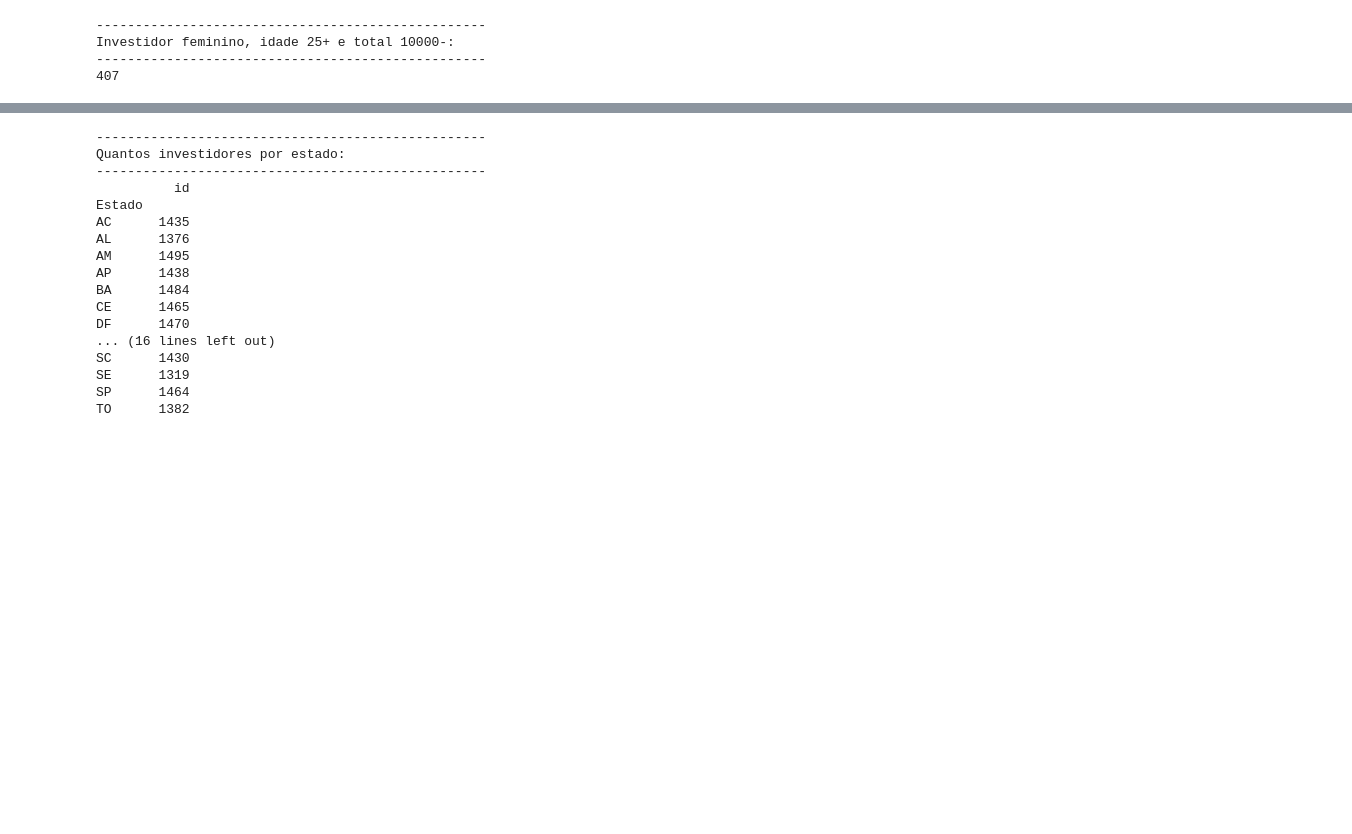
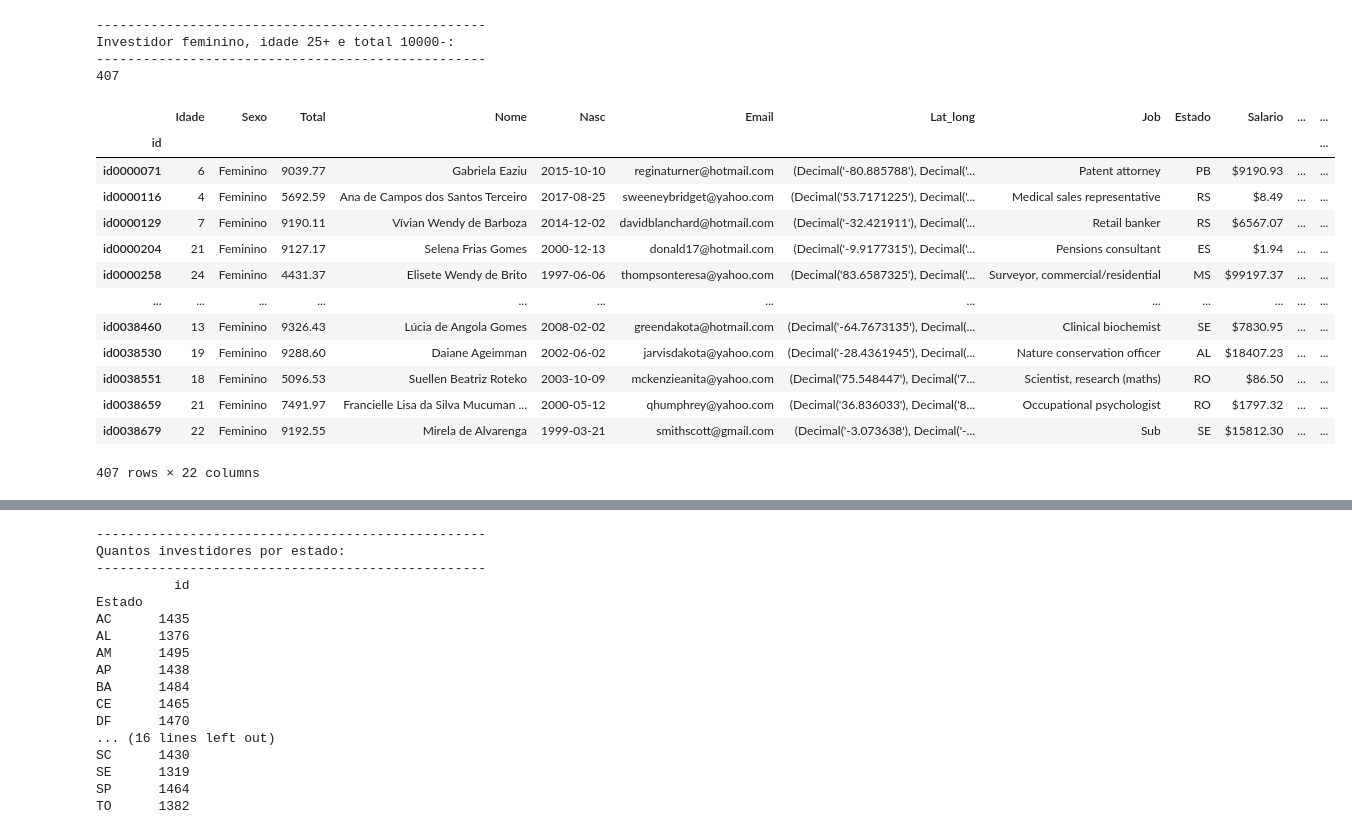
Before and after one commit to lvoltolini/970-lm-mod-III, a Jupyter notebook: Projeto Final/Proj_1_pandas_notebook.ipynb, the cells around one changed output, grey strips where cells are left out. Drawn from its saved outputs; the diff is of its cells as text; code cells hidden in the pictures; blank space fills up the shorter version.

Commit message:
Versão Bônus

```diff
--- a/Projeto Final/Proj_1_pandas_notebook.ipynb
+++ b/Projeto Final/Proj_1_pandas_notebook.ipynb
@@ -798,3 +798,41 @@ print(div,
 Investidor feminino, idade 25+ e total 10000-:
 --------------------------------------------------
 407
+# %%
+# QUESTÃO BÔNUS: Escreva sobre a importância da seleção descrita na questão anterior.
+
+tabela = total_fixed[col_1].merge(df[col_2], left_index = True, right_index = True)
+
+## Primeiro, criamos a tabela bonus_df, que contém todos os dados gerados até agora
+
+bonus_df = pd.concat(
+    [
+    tabela,
+    total_fixed.drop(columns = tabela.columns, errors = 'ignore')
+    ], axis = 1
+)
+bonus_df = pd.concat(
+    [
+    bonus_df, df.drop(columns = bonus_df.columns, errors = 'ignore')
+    ], axis = 1
+)
+
+# Agora, geramos a máscara dos dados das pessoas selecionadas:
+
+mask = (bonus_df['Sexo'] == 'Feminino') & (bonus_df['Idade'] < 25) & (bonus_df['Total'] <10000)
+bonus_df[mask]
+# %% [output]
+|  | Idade | Sexo | Total | Nome | Nasc | Email | Lat_long | Job | Estado | Salario | ... | ... |
+| id |  |  |  |  |  |  |  |  |  |  |  | ... |
+| id0000071 | 6 | Feminino | 9039.77 | Gabriela Eaziu | 2015-10-10 | reginaturner@hotmail.com | (Decimal('-80.885788'), Decimal('... | Patent attorney | PB | $9190.93 | ... | ... |
+| id0000116 | 4 | Feminino | 5692.59 | Ana de Campos dos Santos Terceiro | 2017-08-25 | sweeneybridget@yahoo.com | (Decimal('53.7171225'), Decimal('... | Medical sales representative | RS | $8.49 | ... | ... |
+| id0000129 | 7 | Feminino | 9190.11 | Vívian Wendy de Barboza | 2014-12-02 | davidblanchard@hotmail.com | (Decimal('-32.421911'), Decimal('... | Retail banker | RS | $6567.07 | ... | ... |
+| id0000204 | 21 | Feminino | 9127.17 | Selena Frias Gomes | 2000-12-13 | donald17@hotmail.com | (Decimal('-9.9177315'), Decimal('... | Pensions consultant | ES | $1.94 | ... | ... |
+| id0000258 | 24 | Feminino | 4431.37 | Elisete Wendy de Brito | 1997-06-06 | thompsonteresa@yahoo.com | (Decimal('83.6587325'), Decimal('... | Surveyor, commercial/residential | MS | $99197.37 | ... | ... |
+| ... | ... | ... | ... | ... | ... | ... | ... | ... | ... | ... | ... | ... |
+| id0038460 | 13 | Feminino | 9326.43 | Lúcia de Angola Gomes | 2008-02-02 | greendakota@hotmail.com | (Decimal('-64.7673135'), Decimal(... | Clinical biochemist | SE | $7830.95 | ... | ... |
+| id0038530 | 19 | Feminino | 9288.60 | Daiane Ageimman | 2002-06-02 | jarvisdakota@yahoo.com | (Decimal('-28.4361945'), Decimal(... | Nature conservation officer | AL | $18407.23 | ... | ... |
+| id0038551 | 18 | Feminino | 5096.53 | Suellen Beatriz Roteko | 2003-10-09 | mckenzieanita@yahoo.com | (Decimal('75.548447'), Decimal('7... | Scientist, research (maths) | RO | $86.50 | ... | ... |
+| id0038659 | 21 | Feminino | 7491.97 | Francielle Lisa da Silva Mucuman ... | 2000-05-12 | qhumphrey@yahoo.com | (Decimal('36.836033'), Decimal('8... | Occupational psychologist | RO | $1797.32 | ... | ... |
+| id0038679 | 22 | Feminino | 9192.55 | Mirela de Alvarenga | 1999-03-21 | smithscott@gmail.com | (Decimal('-3.073638'), Decimal('-... | Sub | SE | $15812.30 | ... | ... |
+407 rows × 22 columns
```
Also changed, not shown: parts of 2 cells of this notebook, 1 other file.
